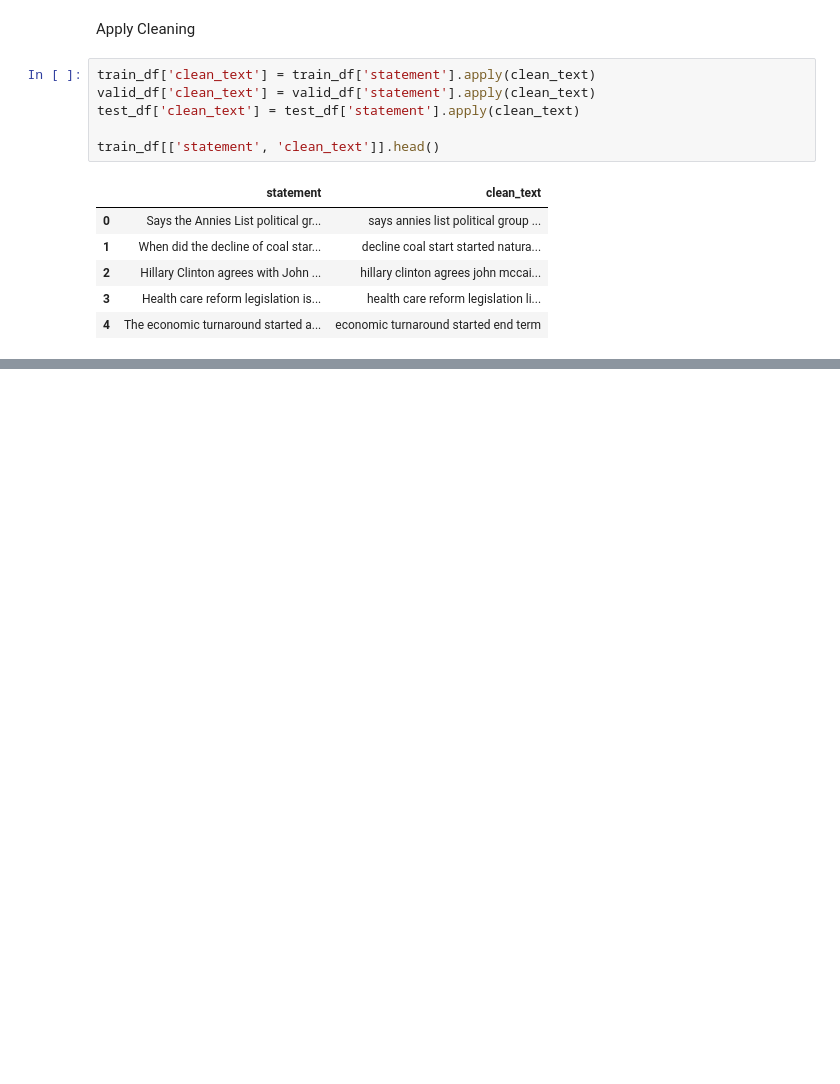
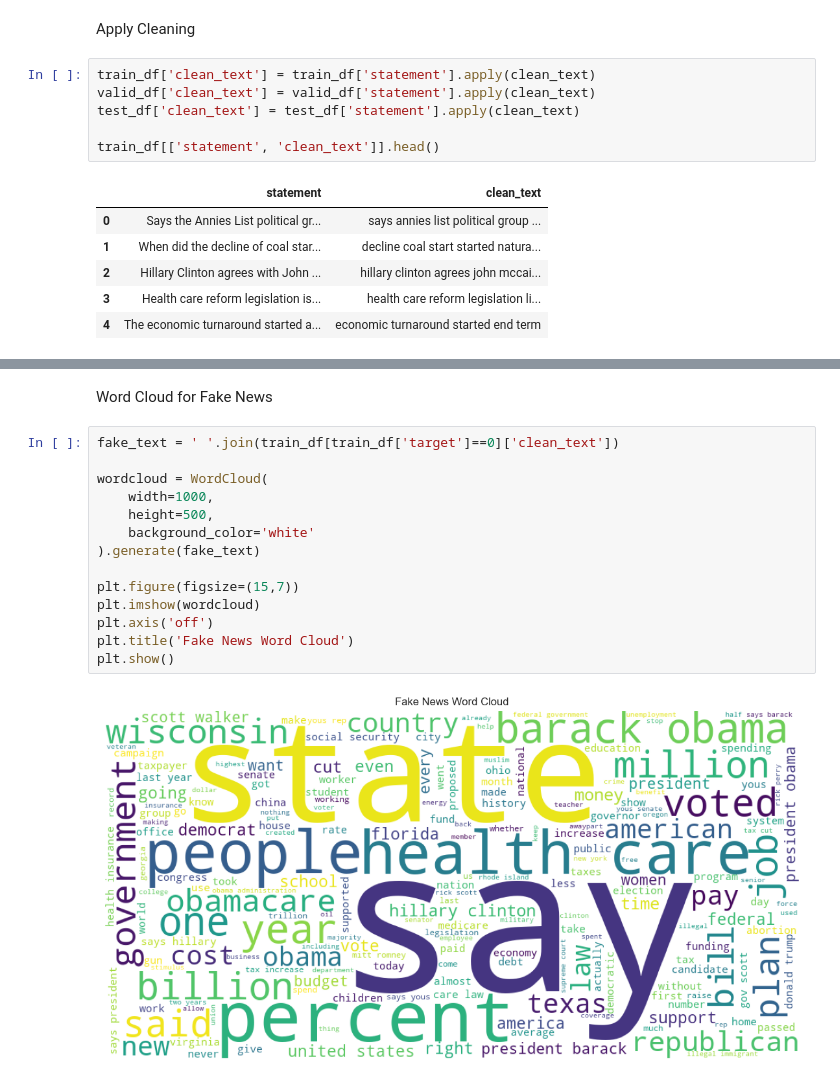
Before and after one commit to Rashaakk/Fake_News_Detection, a Jupyter notebook: code.ipynb, the cells around one changed output, grey strips where cells are left out. Saved outputs shown, nothing was run; the diff lists cells and outputs as text; blank space fills up the shorter version.

```diff
--- a/code.ipynb
+++ b/code.ipynb
@@ -164,0 +244,18 @@ train_df[['statement', 'clean_text']].head()
+# %% [markdown]
+Word Cloud for Fake News
+# %%
+fake_text = ' '.join(train_df[train_df['target']==0]['clean_text'])
+
+wordcloud = WordCloud(
+    width=1000,
+    height=500,
+    background_color='white'
+).generate(fake_text)
+
+plt.figure(figsize=(15,7))
+plt.imshow(wordcloud)
+plt.axis('off')
+plt.title('Fake News Word Cloud')
+plt.show()
+# %% [output]
+[figure, added]
```
Also changed, not shown: parts of 10 cells of this notebook.
